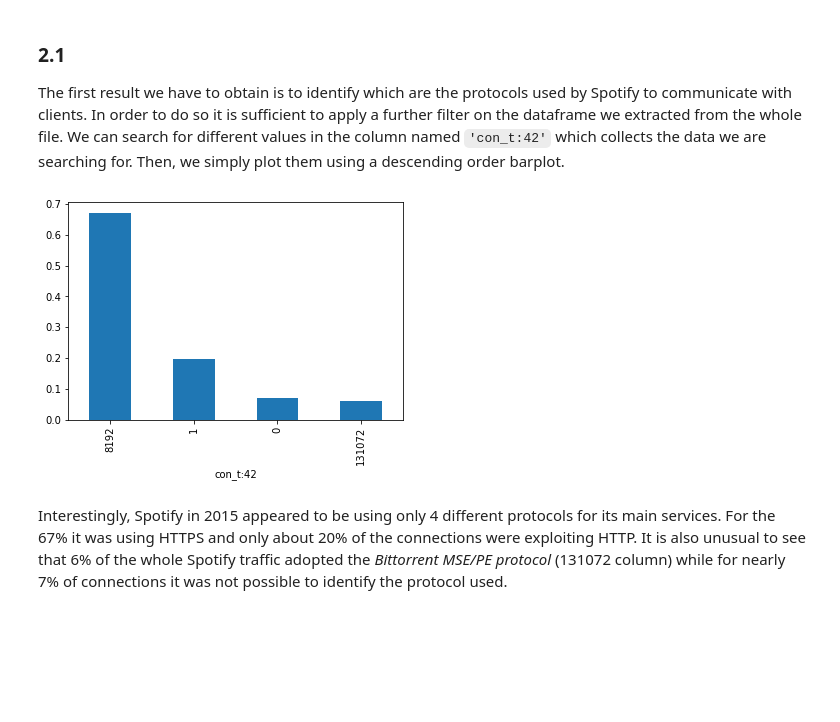
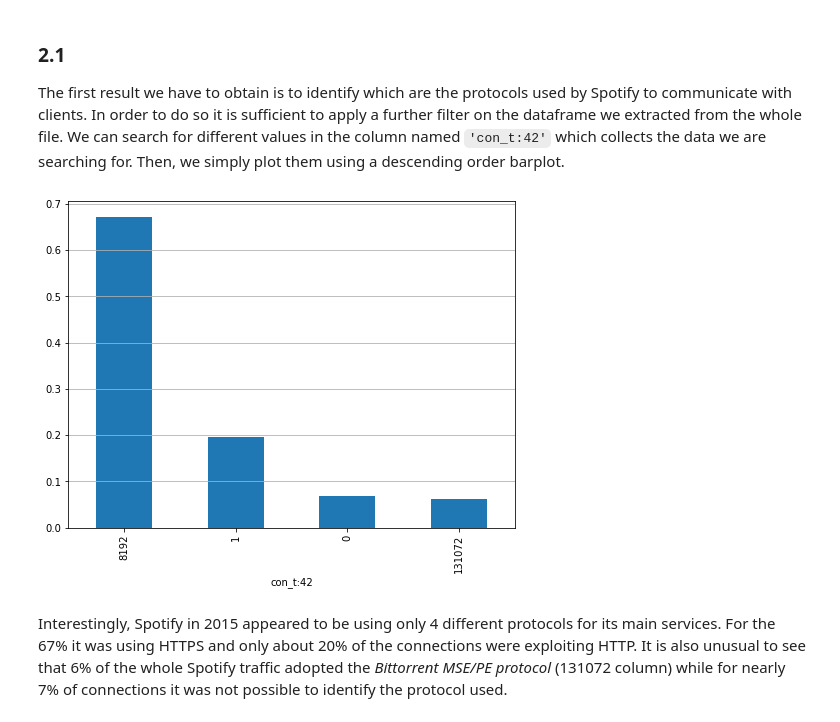
Before and after one commit to AlessioFerra/NML_Group4, a Jupyter notebook: Lab04.ipynb, the cells around one changed output. Saved outputs shown, nothing was run; the diff lists cells and outputs as text; code cells hidden in the pictures; blank space fills up the shorter version.

```diff
--- a/Lab04.ipynb
+++ b/Lab04.ipynb
@@ -334,17 +334,18 @@ Then, we simply plot them using a descending order barplot.
 # %%
 # POINT 5
 # group by connection type
 protocols = sp_dataf.groupby(['con_t:42']).size()
 
 # normalize values
 all_protocols = protocols.sum()
 protocols = protocols/all_protocols
 # print(protocols)
 
 # plot using barplot
-a = protocols.sort_values(ascending=False).plot(kind='bar')
+a = protocols.sort_values(ascending=False).plot(kind='bar', figsize=(8,6))
+a.grid(axis='y')
 # %% [output]
-[figure, old version]
+[figure, new version]
 # %% [markdown]
 Interestingly, Spotify in 2015 appeared to be using only 4 different protocols for its main services. For the 67% it was using HTTPS and only about 20% of the connections were exploiting HTTP. It is also unusual to see that 6% of the whole Spotify traffic adopted the *Bittorrent MSE/PE protocol* (131072 column) while for nearly 7% of connections it was not possible to identify the protocol used.
 # %% [markdown]
```
Also changed, not shown: parts of 17 cells of this notebook.
